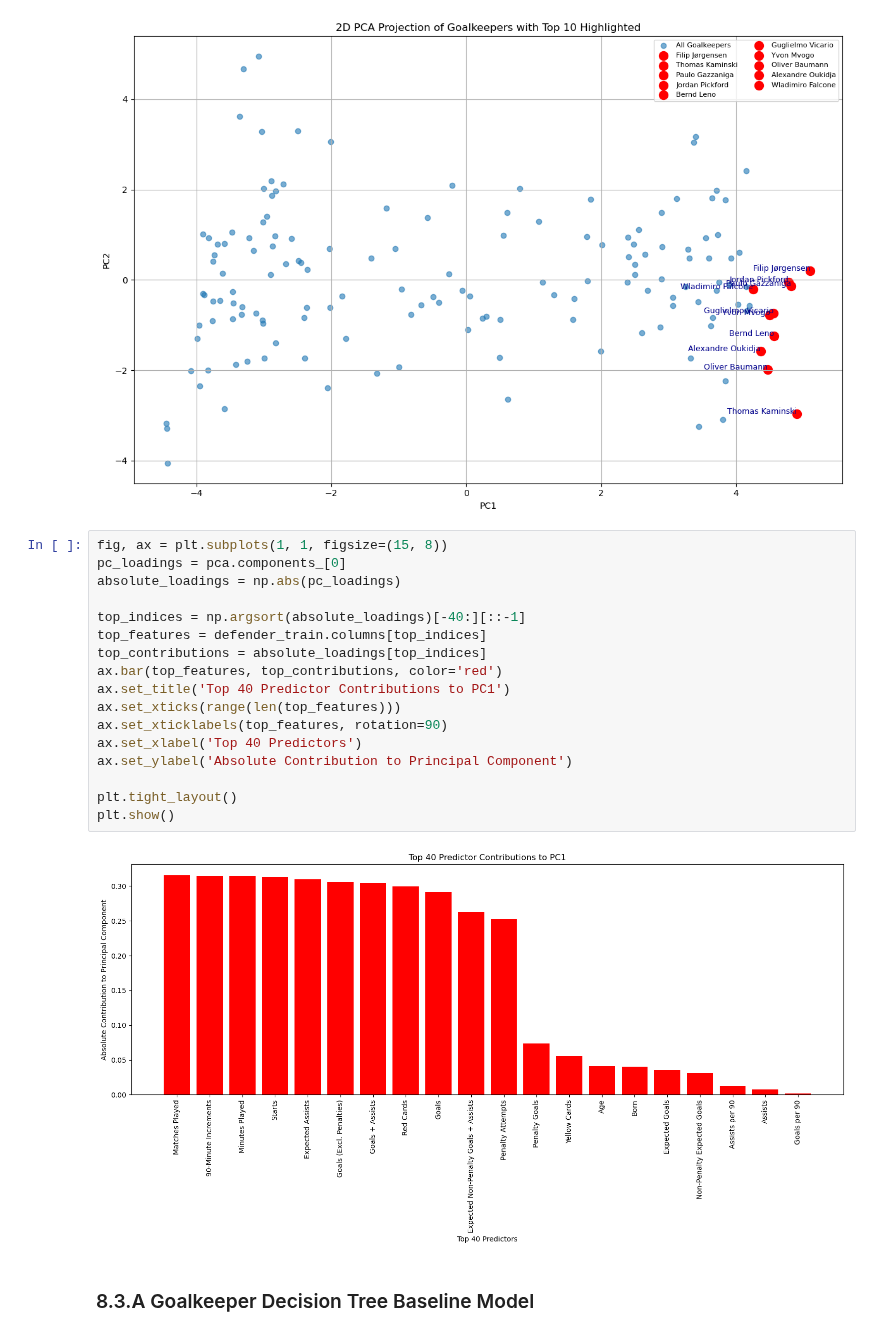
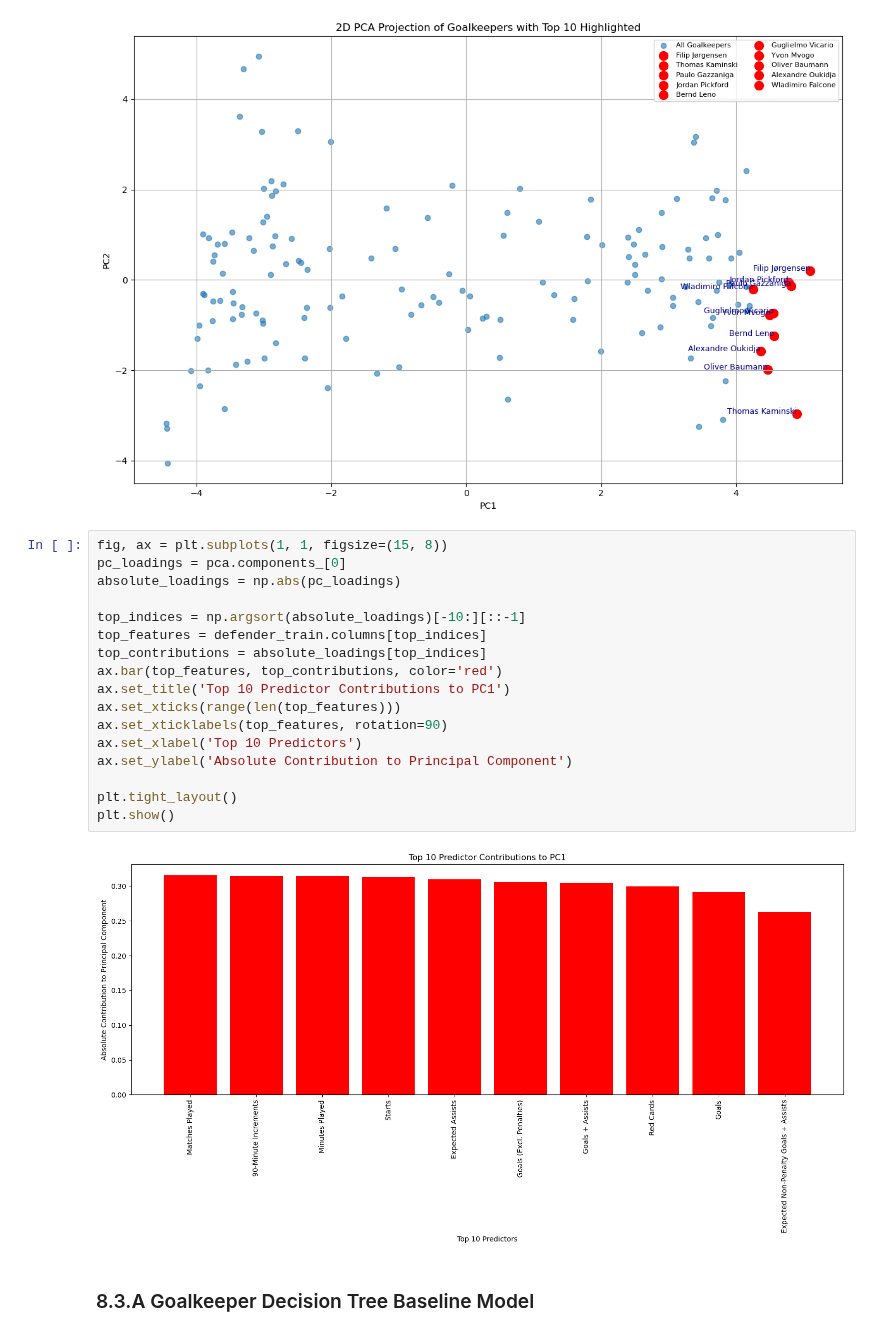
Before and after one commit to kezeani/109aproject, a Jupyter notebook: project.ipynb, the cells around one changed output. Drawn from its saved outputs; the diff is of its cells as text.

```diff
--- a/project.ipynb
+++ b/project.ipynb
@@ -940,22 +936,22 @@ plt.show()
 # %%
 fig, ax = plt.subplots(1, 1, figsize=(15, 8))
 pc_loadings = pca.components_[0]
 absolute_loadings = np.abs(pc_loadings)
 
-top_indices = np.argsort(absolute_loadings)[-40:][::-1]
+top_indices = np.argsort(absolute_loadings)[-10:][::-1]
 top_features = defender_train.columns[top_indices]
 top_contributions = absolute_loadings[top_indices]
 ax.bar(top_features, top_contributions, color='red')
-ax.set_title('Top 40 Predictor Contributions to PC1')
+ax.set_title('Top 10 Predictor Contributions to PC1')
 ax.set_xticks(range(len(top_features)))
 ax.set_xticklabels(top_features, rotation=90)
-ax.set_xlabel('Top 40 Predictors')
+ax.set_xlabel('Top 10 Predictors')
 ax.set_ylabel('Absolute Contribution to Principal Component')
 
 plt.tight_layout()
 plt.show()
 # %% [output]
-[figure, old version]
+[figure, new version]
 # %% [markdown]
 ### <a id="baseline-models-goalkeeper-dt"></a> 8.3.A Goalkeeper Decision Tree Baseline Model
 # %%
```
Also changed, not shown: parts of 7 cells of this notebook, 4 other files.
